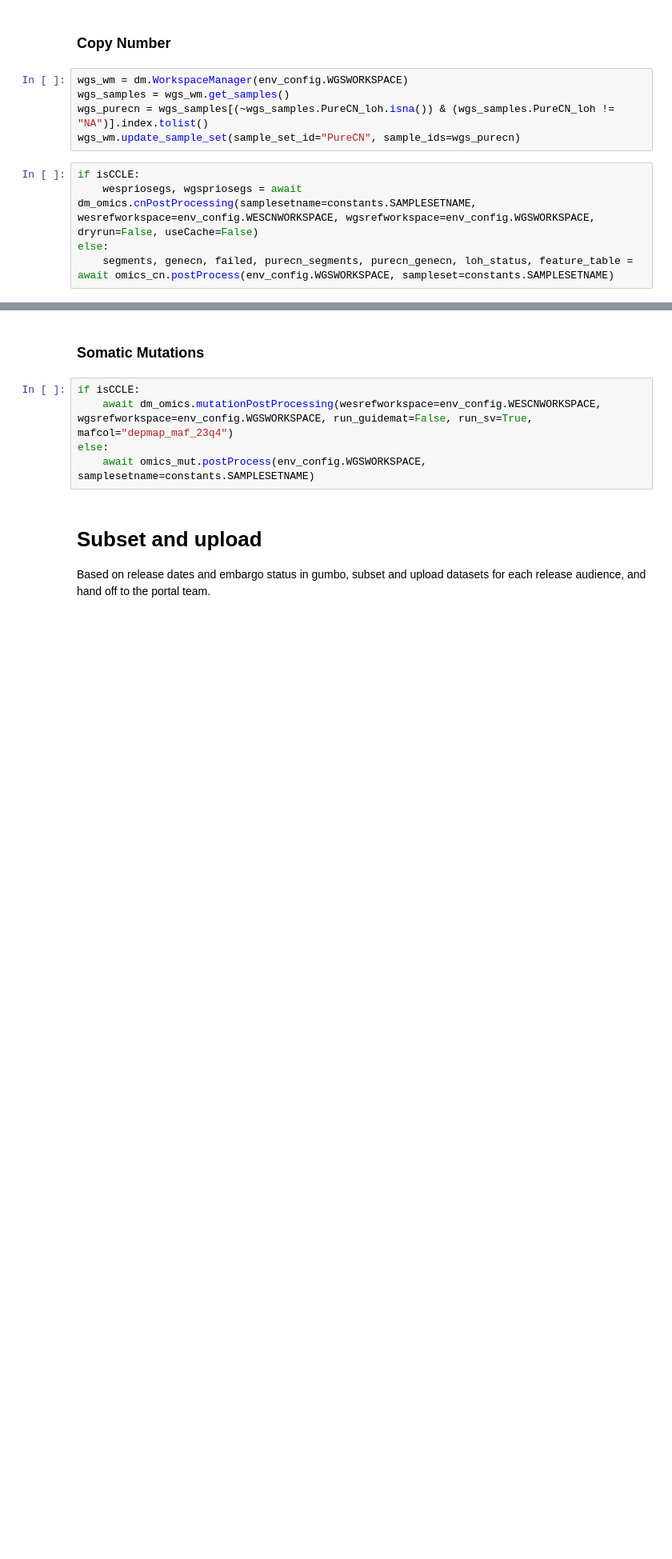
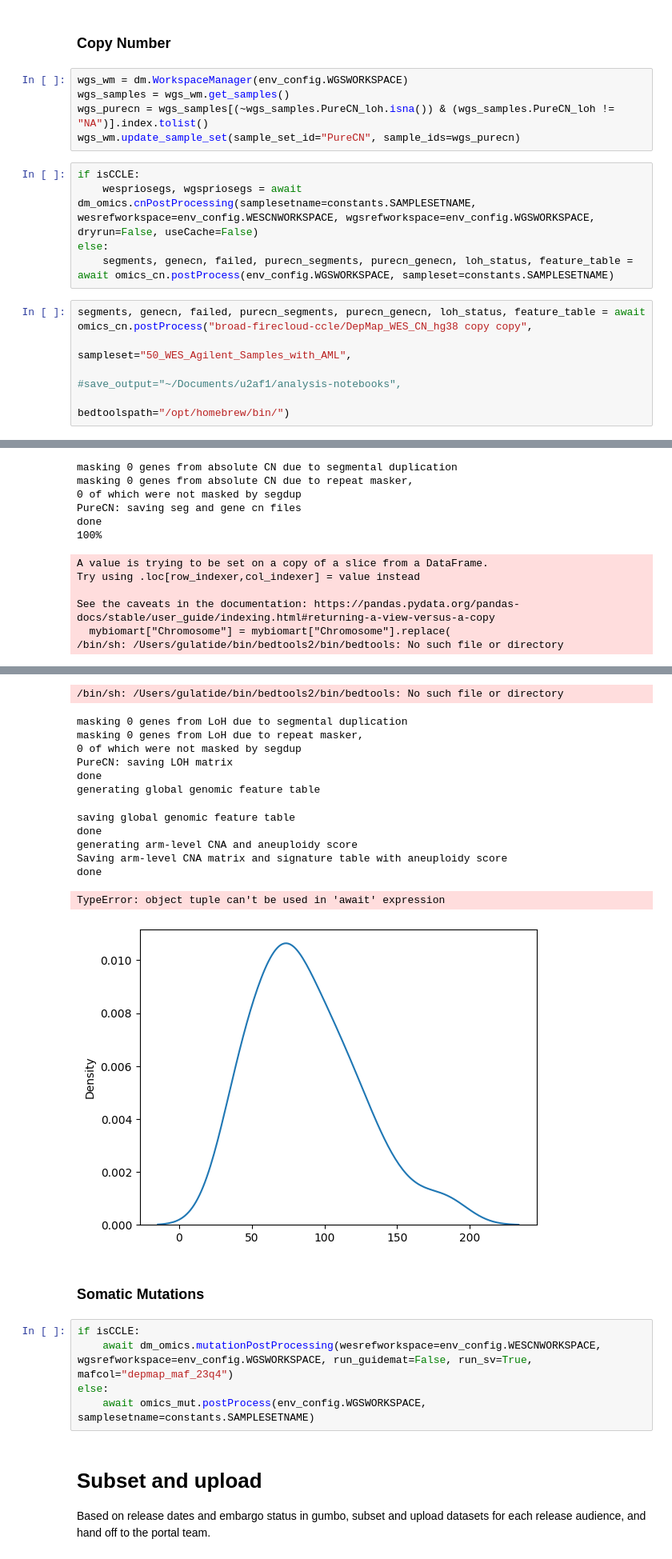
Before and after one commit to broadinstitute/depmap_omics, a Jupyter notebook: WGS_CCLE.ipynb, the cells around one changed output, grey strips where cells are left out. Shown at 80% size. Cells and saved outputs as stored; diff of their text form; blank space fills up the shorter version.

```diff
--- a/WGS_CCLE.ipynb
+++ b/WGS_CCLE.ipynb
@@ -100,3 +103,9 @@ if isCCLE:
     wespriosegs, wgspriosegs = await dm_omics.cnPostProcessing(samplesetname=constants.SAMPLESETNAME, wesrefworkspace=env_config.WESCNWORKSPACE, wgsrefworkspace=env_config.WGSWORKSPACE, dryrun=False, useCache=False)
 else:
     segments, genecn, failed, purecn_segments, purecn_genecn, loh_status, feature_table = await omics_cn.postProcess(env_config.WGSWORKSPACE, sampleset=constants.SAMPLESETNAME)
+# %%
+segments, genecn, failed, purecn_segments, purecn_genecn, loh_status, feature_table = await omics_cn.postProcess("broad-firecloud-ccle/DepMap_WES_CN_hg38 copy copy",
+                                                                                                                 sampleset="50_WES_Agilent_Samples_with_AML",
+                                                                                                                 #save_output="~/Documents/u2af1/analysis-notebooks",
+                                                                                                                 bedtoolspath="/opt/homebrew/bin/")
+# %% [output]
@@ -102,0 +139,12 @@ else:
+masking 0 genes from absolute CN due to segmental duplication
+masking 0 genes from absolute CN due to repeat masker,
+0 of which were not masked by segdup
+PureCN: saving seg and gene cn files
+done
+100%
+A value is trying to be set on a copy of a slice from a DataFrame.
+Try using .loc[row_indexer,col_indexer] = value instead
+
+See the caveats in the documentation: https://pandas.pydata.org/pandas-docs/stable/user_guide/indexing.html#returning-a-view-versus-a-copy
+  mybiomart["Chromosome"] = mybiomart["Chromosome"].replace(
+/bin/sh: /Users/gulatide/bin/bedtools2/bin/bedtools: No such file or directory
@@ -103,3 +152,17 @@ else:
+/bin/sh: /Users/gulatide/bin/bedtools2/bin/bedtools: No such file or directory
+masking 0 genes from LoH due to segmental duplication
+masking 0 genes from LoH due to repeat masker,
+0 of which were not masked by segdup
+PureCN: saving LOH matrix
+done
+generating global genomic feature table
+saving global genomic feature table
+done
+generating arm-level CNA and aneuploidy score
+Saving arm-level CNA matrix and signature table with aneuploidy score
+done
+TypeError: object tuple can't be used in 'await' expression
+[figure, added]
 # %% [markdown]
 ### Somatic Mutations
 # %%
```
Also changed, not shown: parts of 2 cells of this notebook, 3 other files.
